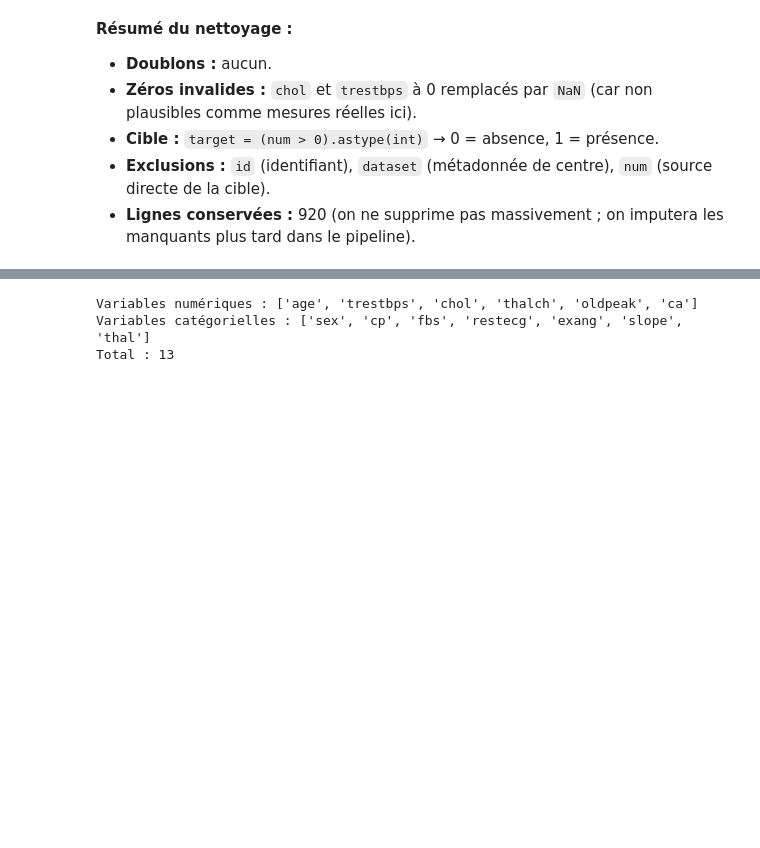
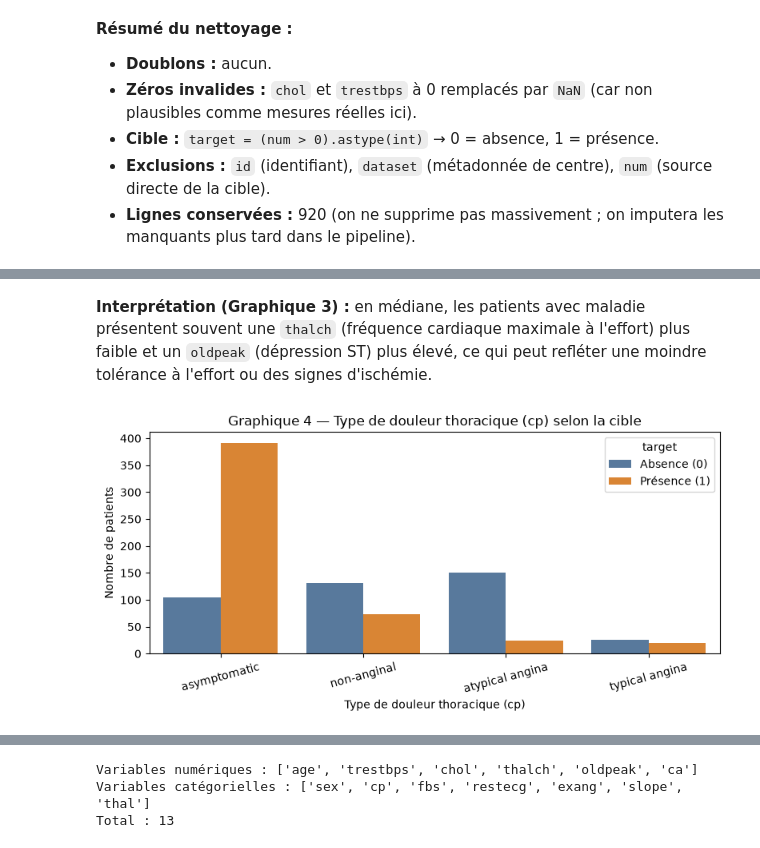
Before and after one commit to bennoomenfaker/cardiorisk-studio, a Jupyter notebook: heart_disease_project_organized.ipynb, the cells around one changed output, grey strips where cells are left out. Saved outputs shown, nothing was run; the diff lists cells and outputs as text; code cells hidden in the pictures; blank space fills up the shorter version.

```diff
--- a/heart_disease_project_organized.ipynb
+++ b/heart_disease_project_organized.ipynb
@@ -584,0 +642,16 @@ Pourquoi exclure 'num' ? Parce que 'num' sert à construire 'target'. L'utiliser
+# %% [markdown]
+**Interprétation (Graphique 3) :** en médiane, les patients avec maladie présentent souvent une `thalch` (fréquence cardiaque maximale à l'effort) plus faible et un `oldpeak` (dépression ST) plus élevé, ce qui peut refléter une moindre tolérance à l'effort ou des signes d'ischémie.
+# %%
+# Graphique 4 (barres groupées) : type de douleur thoracique vs cible
+plt.figure(figsize=(8, 4))
+order = data['cp'].value_counts().index
+sns.countplot(data=data, x='cp', hue='target', order=order, palette=['#4C78A8', '#F58518'])
+plt.title('Graphique 4 — Type de douleur thoracique (cp) selon la cible')
+plt.xlabel('Type de douleur thoracique (cp)')
+plt.ylabel('Nombre de patients')
+plt.xticks(rotation=15)
+plt.legend(title='target', labels=['Absence (0)', 'Présence (1)'])
+plt.tight_layout()
+plt.show()
+# %% [output]
+[figure, added]
```
Also changed, not shown: parts of 26 cells of this notebook.
